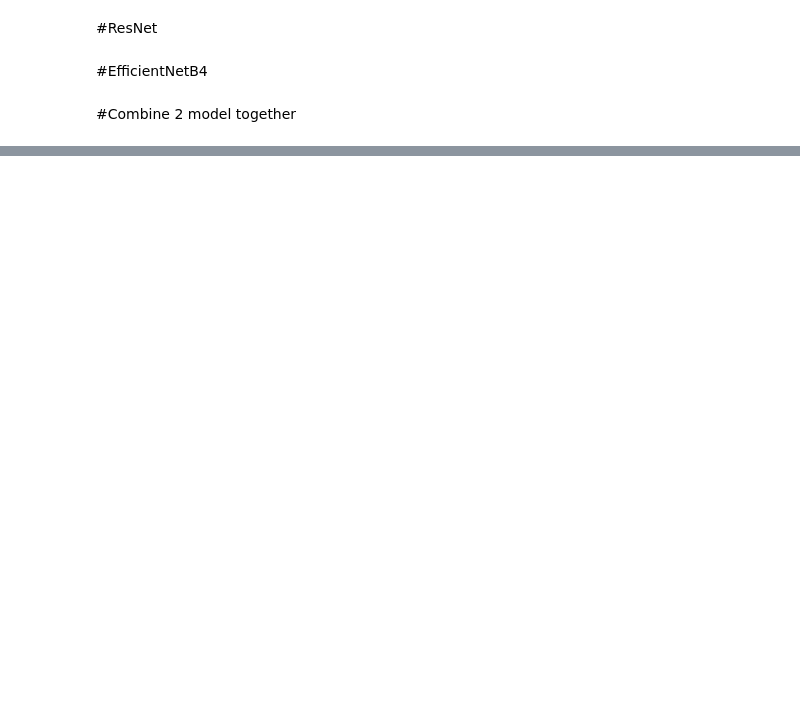
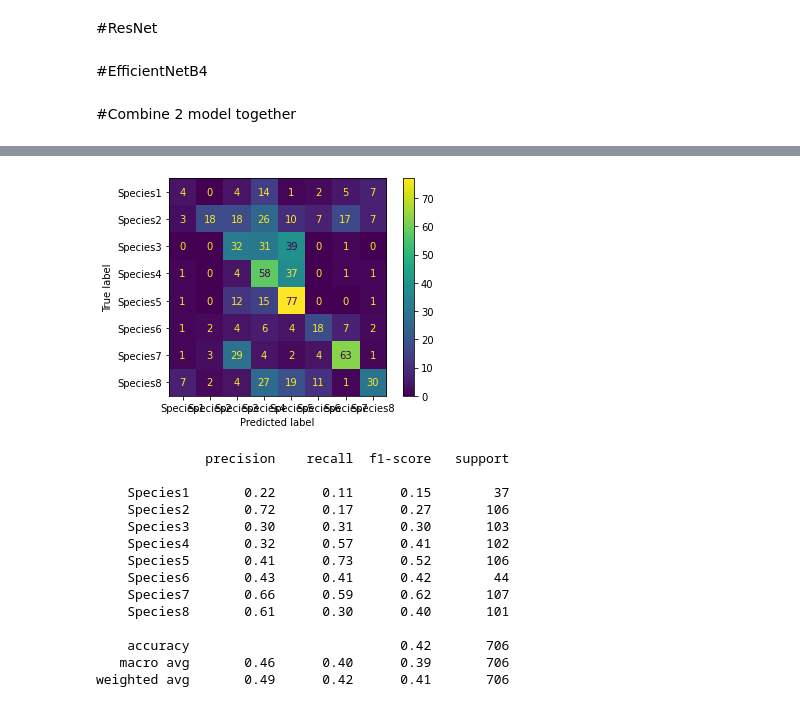
Before and after one commit to maurofama99/AN2DL_Homeworks, a Jupyter notebook: ANN_challenge1_v2.ipynb, the cells around one changed output, grey strips where cells are left out. Saved outputs shown, nothing was run; the diff lists cells and outputs as text; code cells hidden in the pictures; blank space fills up the shorter version.

```diff
--- a/ANN_challenge1_v2.ipynb
+++ b/ANN_challenge1_v2.ipynb
@@ -862,8 +885,10 @@ testModel(valid_gen, enb4)
 # %% [markdown]
 #Combine 2 model together
 # %%
-first_model = tfk.models.load_model()
-second_model = tfk.models.load_model()
+first_model = tfk.models.load_model("savedModels/CNN_VGG16_2_FineTuning")
+second_model = tfk.models.load_model("savedModels/CNN_XCeption_FineTuning")
+
+second_model._name = 'model2'
 # %%
 def build_combine_model(input_shape):
   input_layer = tfkl.Input(shape=input_shape, name='input_layer')
@@ -888,0 +1025,3 @@ testModel(valid_gen, cmb_model)
+# %%
+alexNet = build_alexNet_model(input_shape)
+alexNet.summary()
@@ -888,0 +1052,12 @@ testModel(valid_gen, cmb_model)
+# %%
+callbacks = create_folders_and_callbacks(model_name='CNN_alexNet')
+
+# Train the model
+history = alexNet.fit(
+    x = train_gen,
+    epochs = epochs,
+    validation_data = valid_gen,
+    class_weight = {0: 3542/186, 1: 3542/532, 2: 3542/515, 3: 3542/511, 4: 3542/531,
+                    5: 3542/222, 6: 3542/537, 7: 3542/508},
+    callbacks = callbacks,
+).history
@@ -888,0 +1071,3 @@ testModel(valid_gen, cmb_model)
+# %%
+testModel(valid_gen, alexNet)
+# %% [output]
@@ -888,0 +1075,15 @@ testModel(valid_gen, cmb_model)
+[figure, added]
+              precision    recall  f1-score   support
+
+    Species1       0.22      0.11      0.15        37
+    Species2       0.72      0.17      0.27       106
+    Species3       0.30      0.31      0.30       103
+    Species4       0.32      0.57      0.41       102
+    Species5       0.41      0.73      0.52       106
+    Species6       0.43      0.41      0.42        44
+    Species7       0.66      0.59      0.62       107
+    Species8       0.61      0.30      0.40       101
+
+    accuracy                           0.42       706
+   macro avg       0.46      0.40      0.39       706
+weighted avg       0.49      0.42      0.41       706
```
Also changed, not shown: parts of 41 cells of this notebook.
